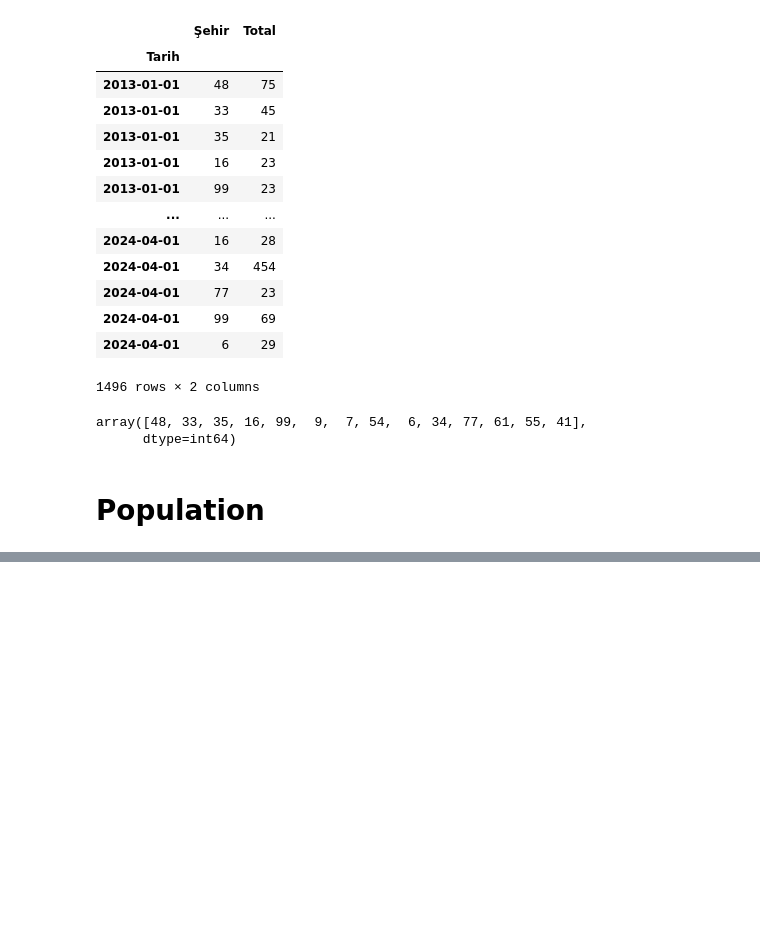
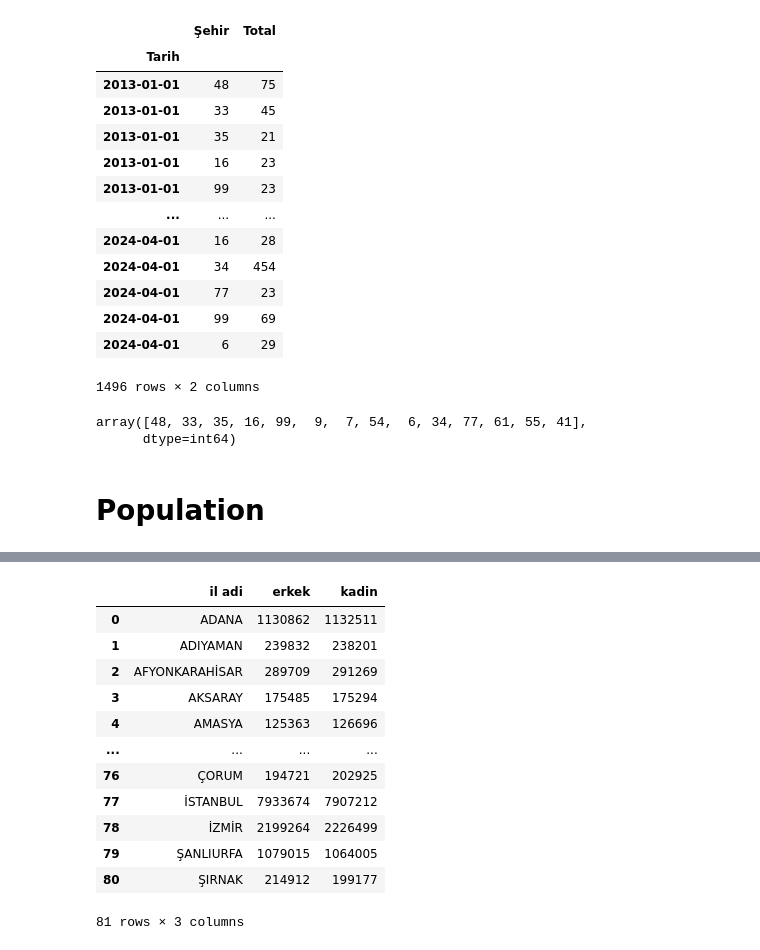
Before and after one commit to Zakerous76/analythings-viz-2-fastAPI-integration, a Jupyter notebook: fastAPI-tutorials/developement.ipynb, the cells around one changed output, grey strips where cells are left out. Cells and saved outputs as stored; diff of their text form; code cells hidden in the pictures; blank space fills up the shorter version.

```diff
--- a/fastAPI-tutorials/developement.ipynb
+++ b/fastAPI-tutorials/developement.ipynb
@@ -294,3 +306,20 @@ df_p[["il adi", "toplam-erkek"]]
+# %%
+df_p_il = df_p.groupby(["il adi"])[["erkek", "kadin"]].sum().reset_index()
+df_p_il
+# %% [output]
+|  | il adi | erkek | kadin |
+| 0 | ADANA | 1130862 | 1132511 |
+| 1 | ADIYAMAN | 239832 | 238201 |
+| 2 | AFYONKARAHİSAR | 289709 | 291269 |
+| 3 | AKSARAY | 175485 | 175294 |
+| 4 | AMASYA | 125363 | 126696 |
+| ... | ... | ... | ... |
+| 76 | ÇORUM | 194721 | 202925 |
+| 77 | İSTANBUL | 7933674 | 7907212 |
+| 78 | İZMİR | 2199264 | 2226499 |
+| 79 | ŞANLIURFA | 1079015 | 1064005 |
+| 80 | ŞIRNAK | 214912 | 199177 |
+81 rows × 3 columns
 # %%
 # Pie chart
 # choloropleth
```
Also changed, not shown: parts of 10 cells of this notebook, 2 other files.
